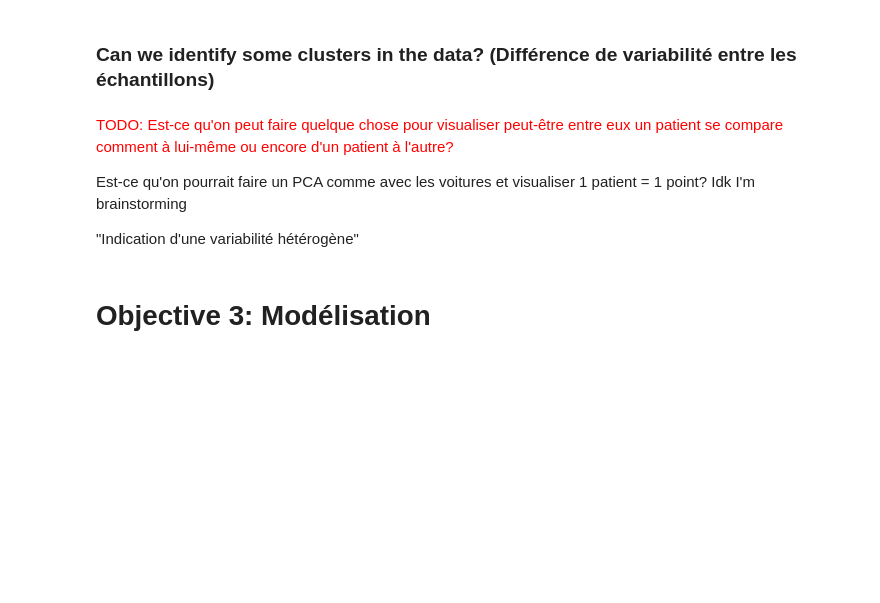
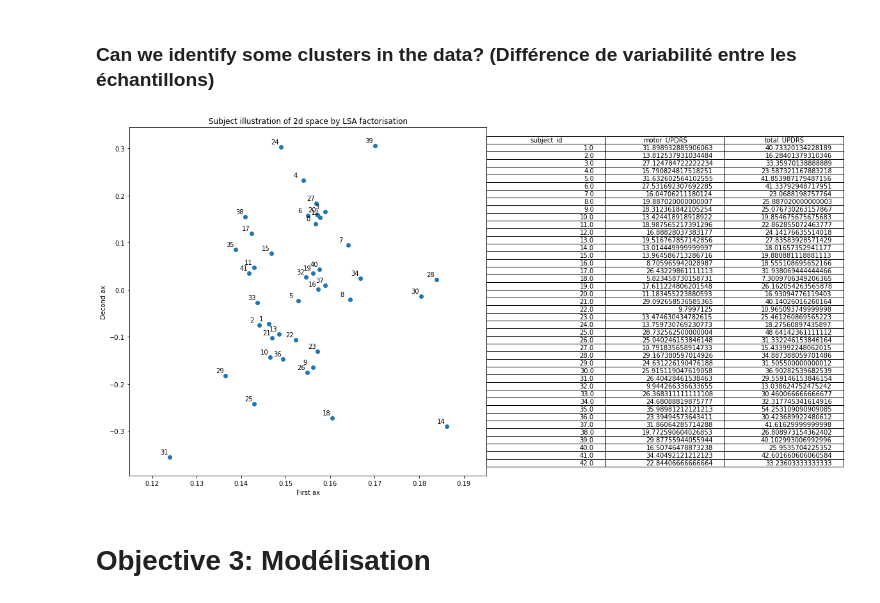
Before and after one commit to Mymoza/DataMining-UPDRS, a Jupyter notebook: UPDRS.ipynb, the cells around one changed output. Cells and saved outputs as stored; diff of their text form; code cells hidden in the pictures; blank space fills up the shorter version.

Commit message:
Update UPDRS.ipynb
LDA Analysis

```diff
--- a/UPDRS.ipynb
+++ b/UPDRS.ipynb
@@ -546,12 +548,32 @@ df.groupby('sex',as_index=False).mean()
 2 rows × 22 columns
 # %% [markdown]
 ### Can we identify some clusters in the data? (Différence de variabilité entre les échantillons)
-# %% [markdown]
-<font color='red'>TODO: Est-ce qu'on peut faire quelque chose pour visualiser peut-être entre eux un patient se compare comment à lui-même ou encore d'un patient à l'autre?
-
-Est-ce qu'on pourrait faire un PCA comme avec les voitures et visualiser 1 patient = 1 point? Idk I'm brainstorming
-
-"Indication d'une variabilité hétérogène" </font>
+# %%
+#Moyenne des enregistrement des sujets
+Mean=df.groupby('subject_id',as_index=False, ).mean()
+
+#Retirer les données non désirées
+X=Mean.drop(columns=['motor_UPDRS','total_UPDRS','subject_id'])
+
+#Application lDA
+X=X.transpose()
+model_LSA = TruncatedSVD(n_components=2)
+U = model_LSA.fit_transform(X)
+V = model_LSA.components_
+
+#Représentation
+plt.figure(figsize=(10, 10))
+plt.scatter(V[0,:],V[1,:])
+plt.title("Subject illustration of 2d space by LSA factorisation")
+plt.xlabel('First ax')
+plt.ylabel('Decond ax')
+for i, files_name in enumerate(V[0,:]):
+    plt.annotate(i, (V[0,i], V[1,i]), textcoords="offset points", xytext=(-15,5))
+plt.table(cellText=Mean[['subject_id','motor_UPDRS','total_UPDRS']].values,
+          colLabels=['subject_id','motor_UPDRS','total_UPDRS'], loc='right')
+plt.show()
+# %% [output]
+[figure, added]
 # %% [markdown]
 # Objective 3: Modélisation
 # %% [markdown]
```
Also changed, not shown: parts of 2 cells of this notebook.
